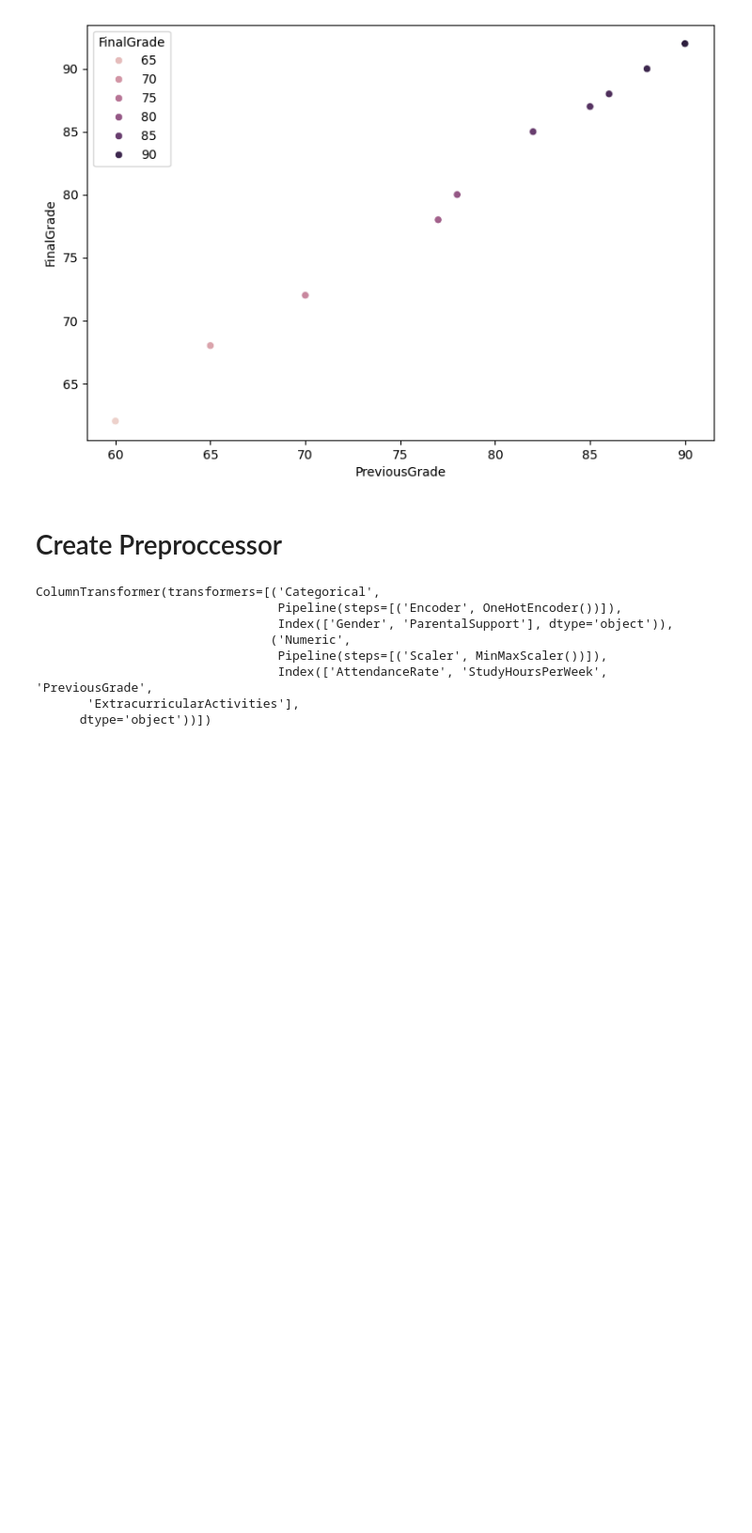
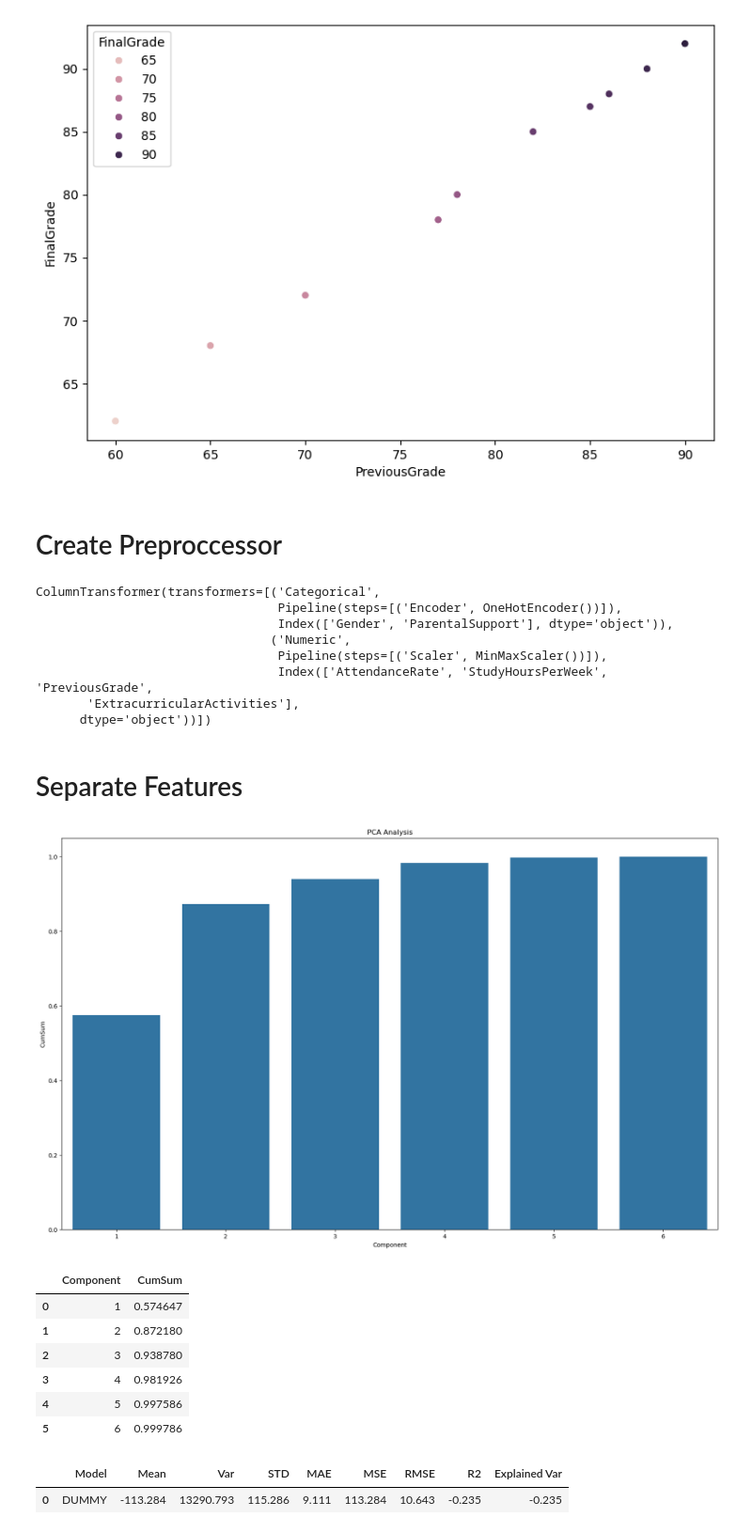
Before and after one commit to MaukanMir/Student-Performance-Predictions, a Jupyter notebook: training.ipynb, the cells around one changed output. Shown at 94% size. Saved outputs shown, nothing was run; the diff lists cells and outputs as text; code cells hidden in the pictures; blank space fills up the shorter version.

Commit message:
added new models

```diff
--- a/training.ipynb
+++ b/training.ipynb
@@ -198,3 +339,19 @@ ColumnTransformer(transformers=[('Categorical',
                                  Index(['AttendanceRate', 'StudyHoursPerWeek', 'PreviousGrade',
        'ExtracurricularActivities'],
       dtype='object'))])
+# %% [markdown]
+# Separate Features
+# %%
+X = df.drop("FinalGrade", axis=1)
+y = df["FinalGrade"]
+# %%
+pca_analysis(X, preprocessor)
+# %% [output]
+[figure, added]
+|  | Component | CumSum |
+| 0 | 1 | 0.574647 |
+| 1 | 2 | 0.872180 |
+| 2 | 3 | 0.938780 |
+| 3 | 4 | 0.981926 |
+| 4 | 5 | 0.997586 |
+| 5 | 6 | 0.999786 |
@@ -200,0 +363,7 @@ ColumnTransformer(transformers=[('Categorical',
+# %%
+model_names = ["DUMMY"]
+models = get_selected_models(model_names)
+test_selected_models(preprocessor, model_names, models, X, y, MSE)
+# %% [output]
+|  | Model | Mean | Var | STD | MAE | MSE | RMSE | R2 | Explained Var |
+| 0 | DUMMY | -113.284 | 13290.793 | 115.286 | 9.111 | 113.284 | 10.643 | -0.235 | -0.235 |
```
Also changed, not shown: parts of 9 cells of this notebook.
